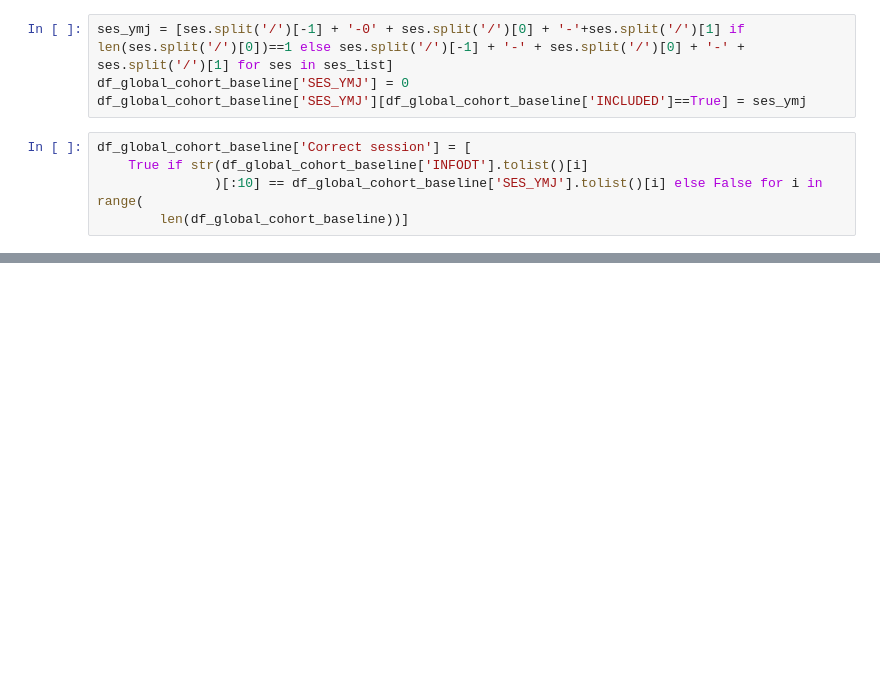
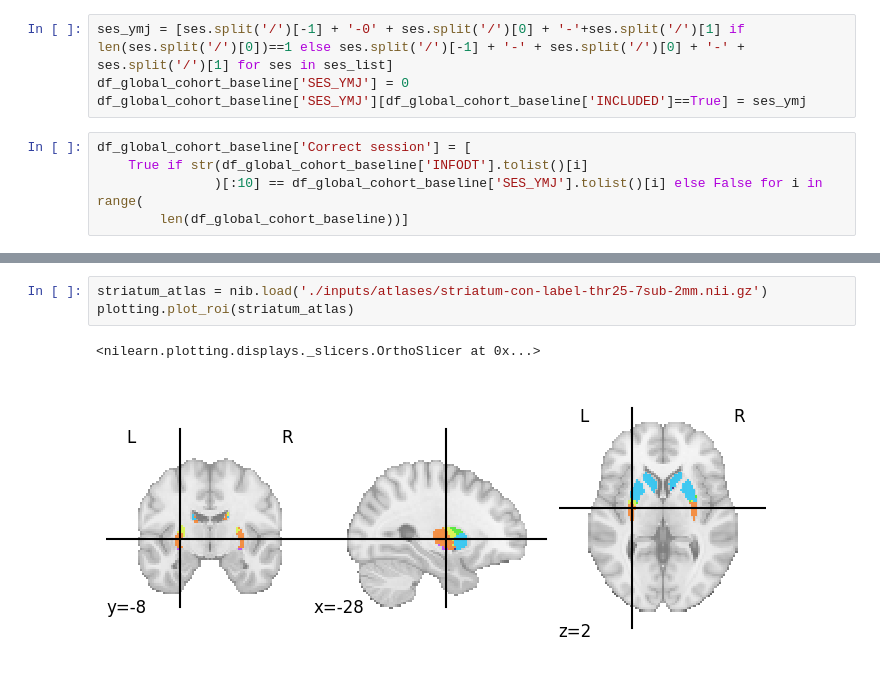
Before and after one commit to elodiegermani/nguyen-etal-2021, a Jupyter notebook: nguyen-etal-2021.ipynb, the cells around one changed output, grey strips where cells are left out. Drawn from its saved outputs; the diff is of its cells as text; blank space fills up the shorter version.

```diff
--- a/nguyen-etal-2021.ipynb
+++ b/nguyen-etal-2021.ipynb
@@ -966,0 +1518,6 @@ df_global_cohort_baseline = df_global_cohort_baseline[df_global_cohort_baseline[
+# %%
+striatum_atlas = nib.load('./inputs/atlases/striatum-con-label-thr25-7sub-2mm.nii.gz')
+plotting.plot_roi(striatum_atlas)
+# %% [output]
+<nilearn.plotting.displays._slicers.OrthoSlicer at 0x...>
+[figure, added]
```
Also changed, not shown: parts of 63 cells of this notebook, 3 other files.
